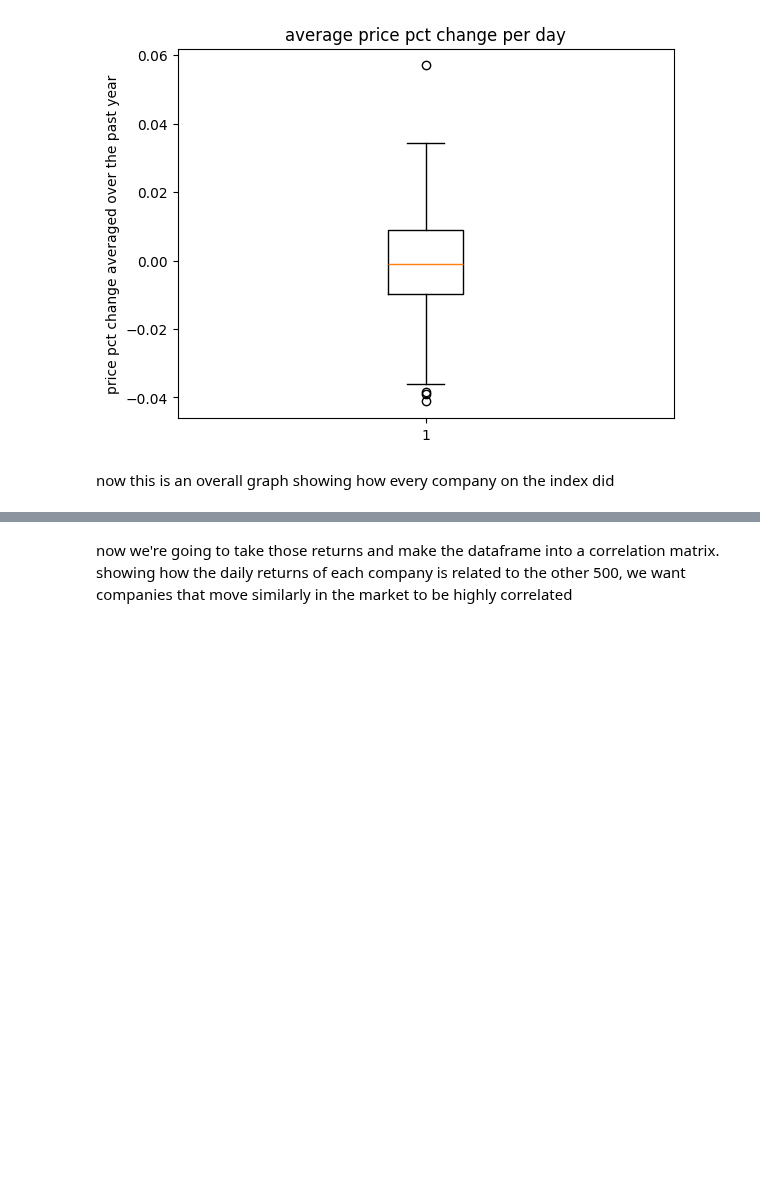
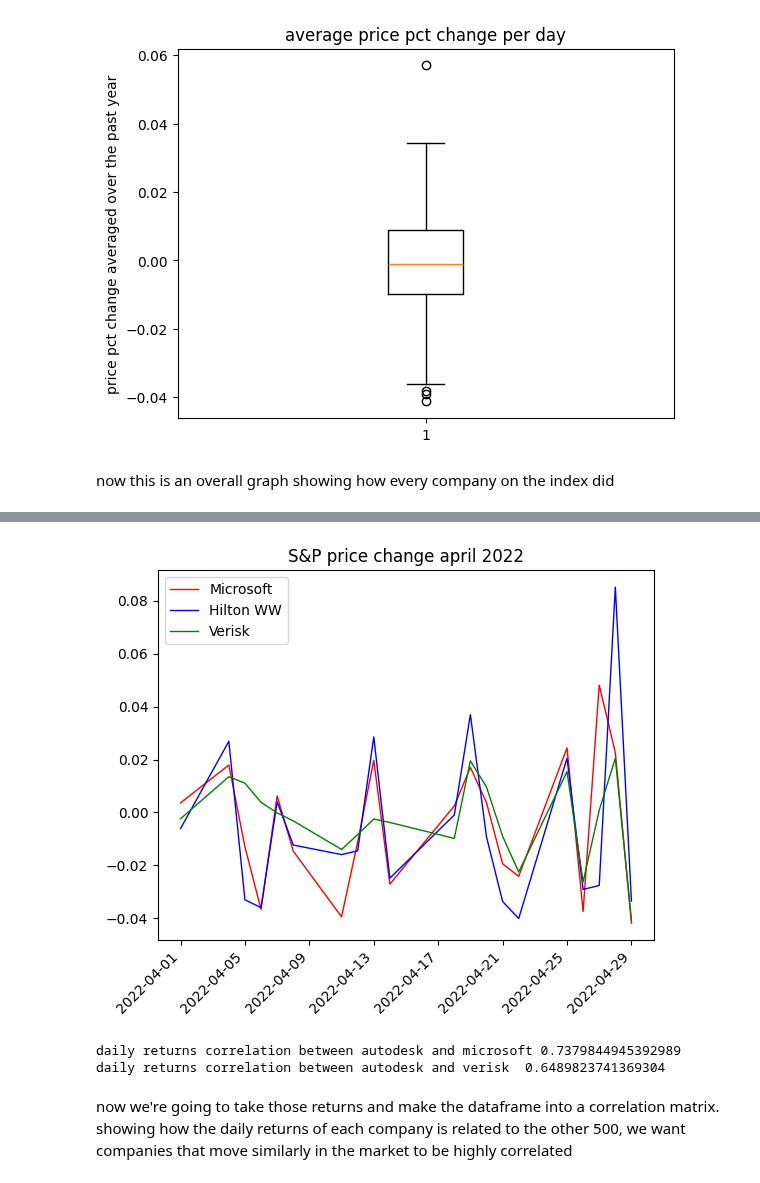
Before and after one commit to ktongk/BTT-JPMC-1, a Jupyter notebook: cluster_final.ipynb, the cells around one changed output, grey strips where cells are left out. Saved outputs shown, nothing was run; the diff lists cells and outputs as text; code cells hidden in the pictures; blank space fills up the shorter version.

```diff
--- a/cluster_final.ipynb
+++ b/cluster_final.ipynb
@@ -163,3 +174,20 @@ plt.show()
+# %%
+df_price_plotting = df_price_pct['2022-04-01':'2022-04-30']
+plt.title('S&P price change april 2022')
+plt.plot(df_price_plotting['MSFT'], linewidth=1, color="red", label="Microsoft")
+plt.plot(df_price_plotting['ADSK'], linewidth=1, color="blue", label="Hilton WW")
+plt.plot(df_price_plotting['VRSK'], linewidth=1, color="green", label="Verisk")
+plt.xticks(rotation=45, ha='right')
+plt.legend()
+plt.show()
+# %% [output]
+[figure, added]
+# %%
+print('daily returns correlation between autodesk and microsoft', df_price_pct.corr().loc['MSFT', 'ADSK'])
+print('daily returns correlation between autodesk and verisk ',df_price_pct.corr().loc['ADSK', 'VRSK'])
+# %% [output]
+daily returns correlation between autodesk and microsoft 0.7379844945392989
+daily returns correlation between autodesk and verisk  0.6489823741369304
 # %% [markdown]
 now we're going to take those returns and make the dataframe into a correlation matrix. showing how the daily returns of each company is related to the other 500, we want companies that move similarly in the market to be highly correlated
 # %%
```
Also changed, not shown: parts of 14 cells of this notebook.
